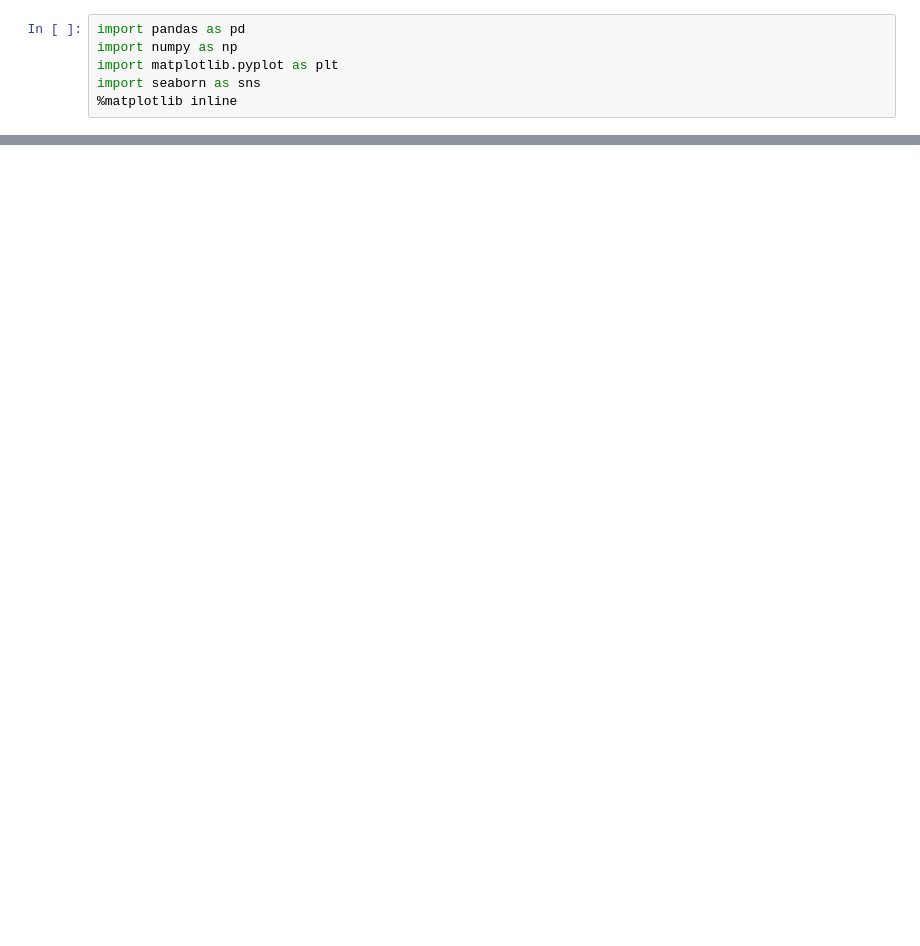
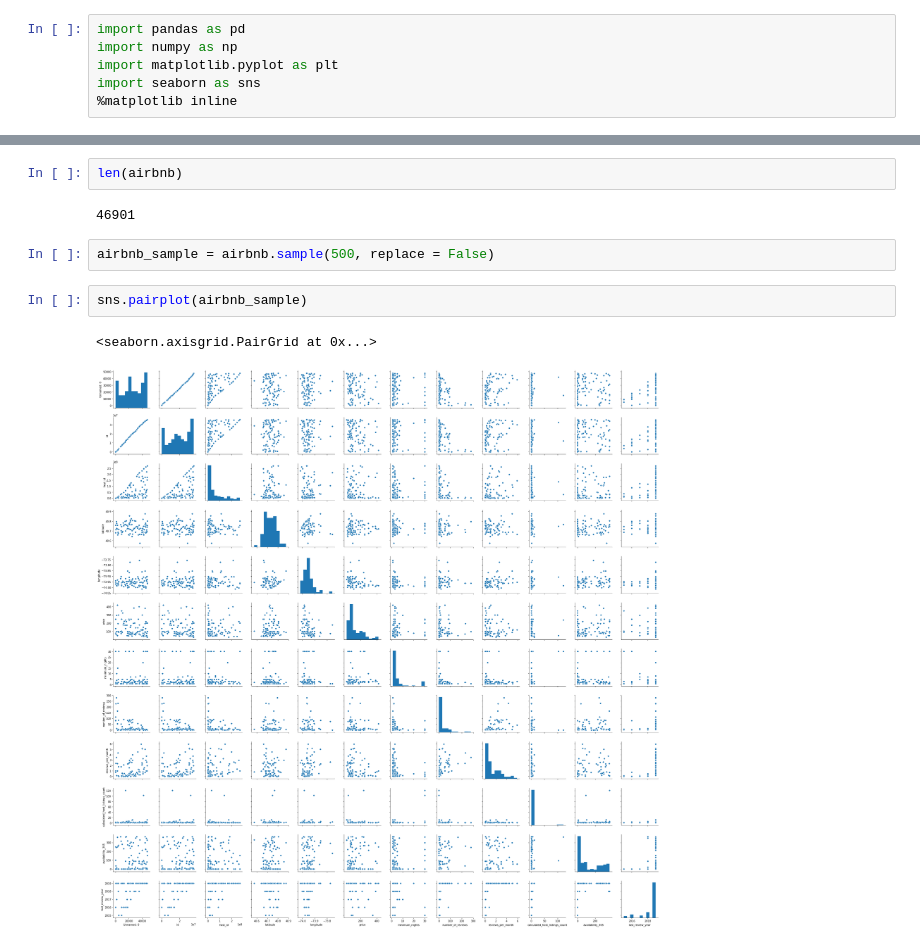
Before and after one commit to esm2000/ds_coursework_python, a Jupyter notebook: mat_328/project/relationships.ipynb, the cells around one changed output, grey strips where cells are left out. Saved outputs shown, nothing was run; the diff lists cells and outputs as text; blank space fills up the shorter version.

```diff
--- a/mat_328/project/relationships.ipynb
+++ b/mat_328/project/relationships.ipynb
@@ -89,0 +84,11 @@ plt.savefig("plots/average_price_by_room_type.png")
+# %%
+len(airbnb)
+# %% [output]
+46901
+# %%
+airbnb_sample = airbnb.sample(500, replace = False)
+# %%
+sns.pairplot(airbnb_sample)
+# %% [output]
+<seaborn.axisgrid.PairGrid at 0x...>
+[figure, added]
```
Also changed, not shown: parts of 10 cells of this notebook, 1 other file.
